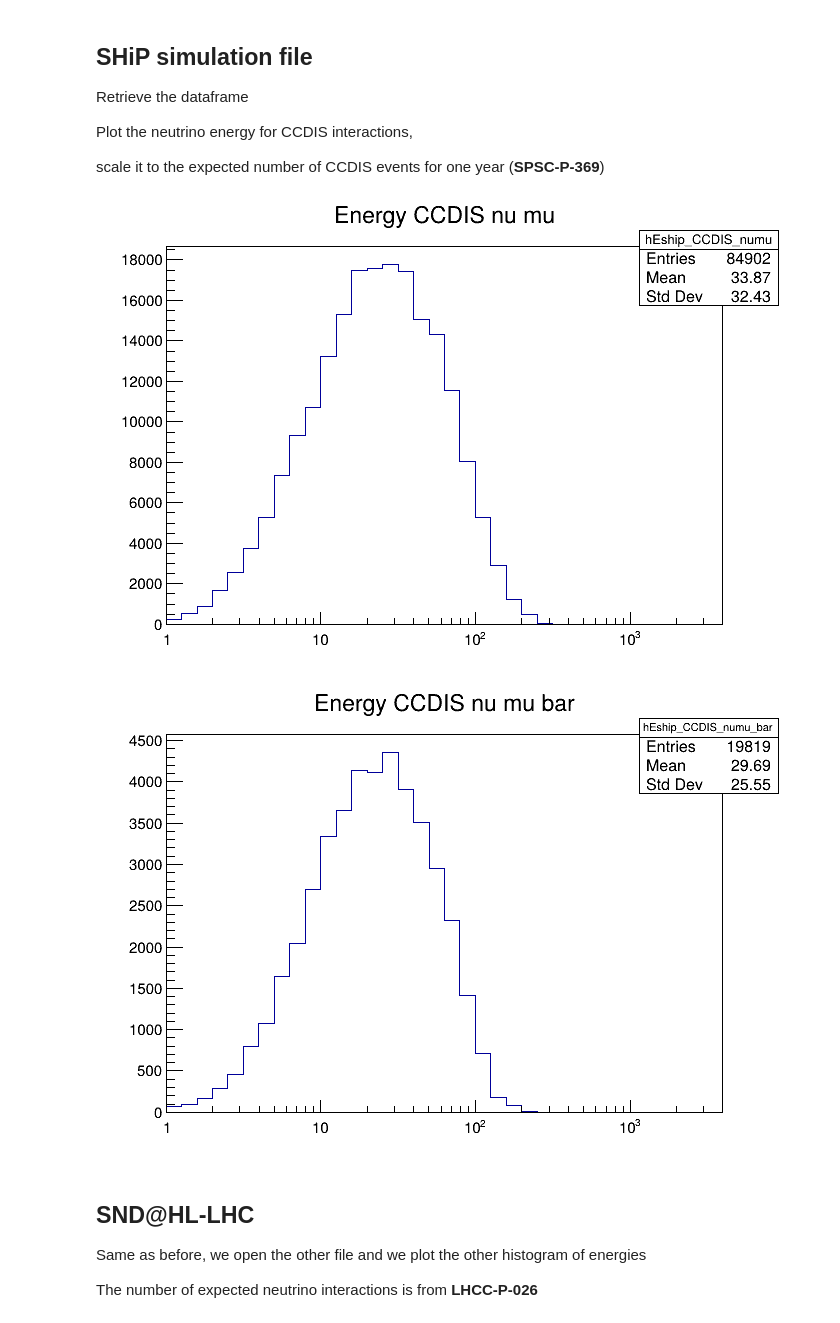
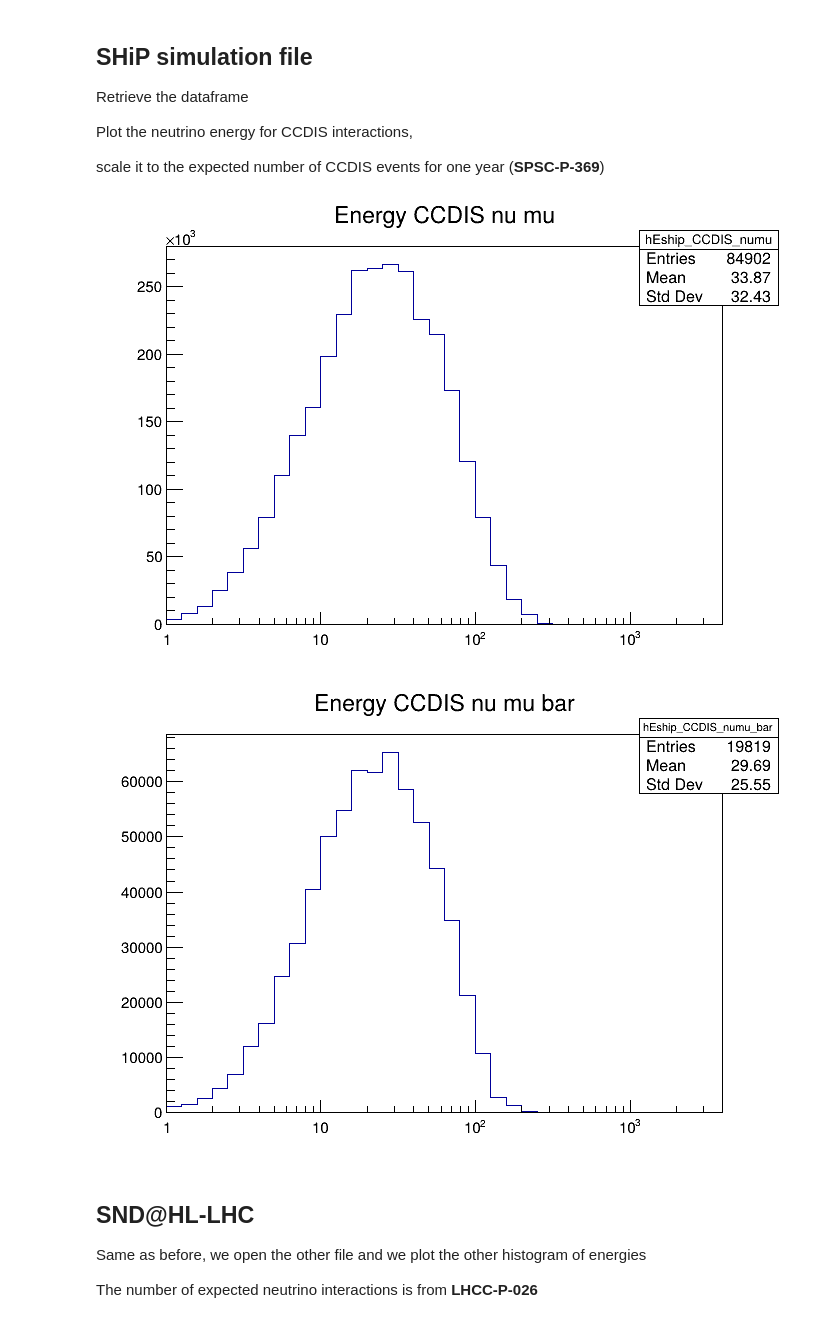
Before and after one commit to antonioiuliano2/macros-ship, a Jupyter notebook: nu_ship_simulations/SumCCCrossSections.ipynb, the cells around one changed output. Saved outputs shown, nothing was run; the diff lists cells and outputs as text; code cells hidden in the pictures.

Commit message:
15 years of SHiP data taking

```diff
--- a/nu_ship_simulations/SumCCCrossSections.ipynb
+++ b/nu_ship_simulations/SumCCCrossSections.ipynb
@@ -55,23 +55,25 @@ dfship_numu_bar = dfship.Filter("neu==-14");
 dfship_numu_bar_W = dfship_numu_bar.Filter("tgt==1000741840");
 hEship_CCDIS_numu_bar = dfship_numu_bar_W.Filter("cc&&dis").Histo1D(("hEship_CCDIS_numu_bar","Energy CCDIS nu mu bar",nbinsE,Ebin_borders_c),"Ev")
 # %%
-n_numu_CCDIS_ship = 2.0e+5 #one year of data taking in the Si/W target, end of Run 4
+n_numu_CCDIS_ship = 2.0e+5 * 15 #15 years of SHiP data taking
+#n_numu_CCDIS_ship = 2.4e+6 #15 years of SHiP data taking in the Si/W target
 cE_CCDIS_numu = r.TCanvas()
 hEship_CCDIS_numu.Scale(n_numu_CCDIS_ship/hEship_CCDIS_numu.Integral())
 hEship_CCDIS_numu.Draw("histo")
 cE_CCDIS_numu.SetLogx()
 cE_CCDIS_numu.Draw()
 # %% [output]
-[figure, old version]
+[figure, new version]
 # %%
-n_numu_bar_CCDIS_ship = 4.4e+4 #one year of data taking in the Si/W target, end of Run 4
+n_numu_bar_CCDIS_ship = 4.4e+4 * 15 #15 years of SHiP data taking
+#n_numu_bar_CCDIS_ship = 6.7e+5 #15 years of SHiP data taking in the Si/W target
 cE_CCDIS_numu_bar = r.TCanvas()
 hEship_CCDIS_numu_bar.Scale(n_numu_bar_CCDIS_ship/hEship_CCDIS_numu_bar.Integral())
 hEship_CCDIS_numu_bar.Draw("histo")
 cE_CCDIS_numu_bar.SetLogx()
 cE_CCDIS_numu_bar.Draw()
 # %% [output]
-[figure, old version]
+[figure, new version]
 # %% [markdown]
 ## SND@HL-LHC
 
```
Also changed, not shown: parts of 3 cells of this notebook, 1 other file.
